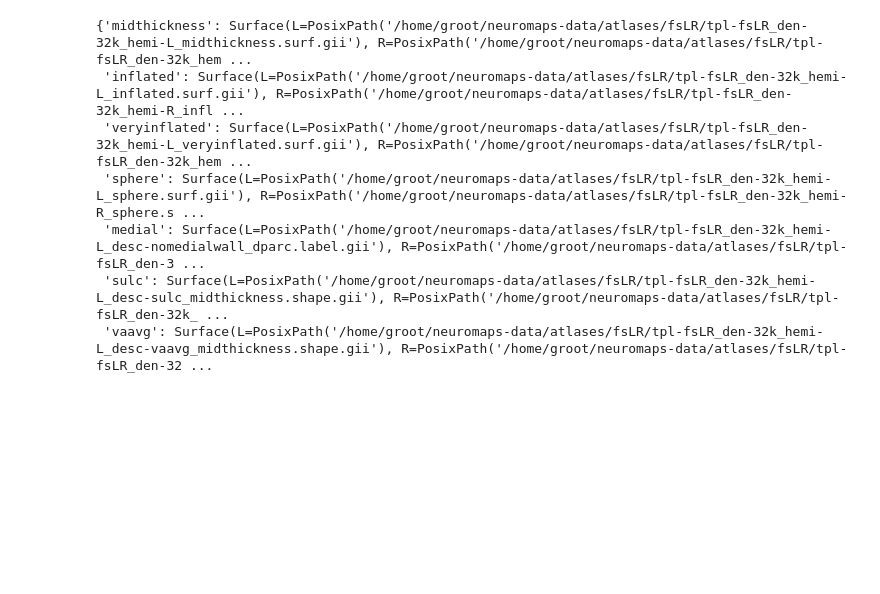
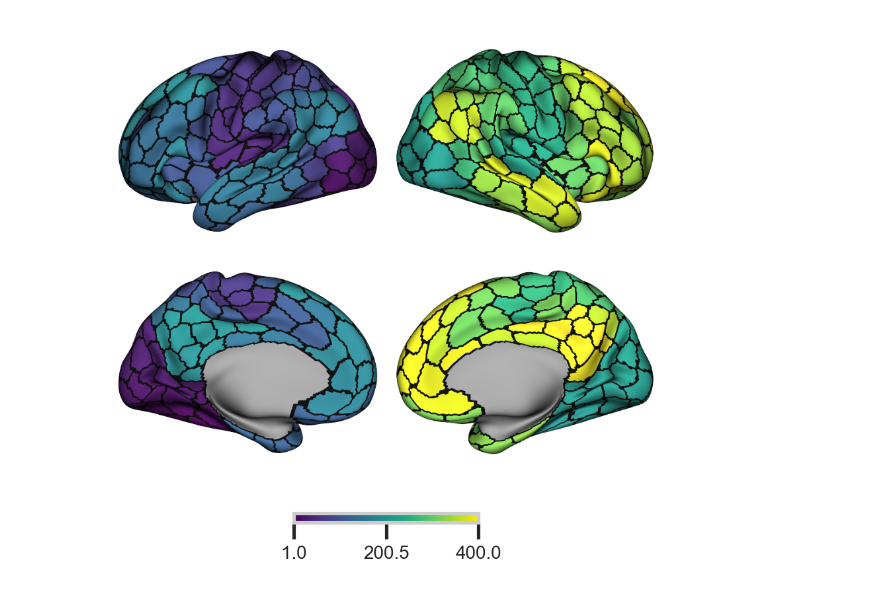
Before and after one commit to GalKepler/neuroaging, a Jupyter notebook: notebooks/fig2/fig2.ipynb, the cells around one changed output. Cells and saved outputs as stored; diff of their text form; code cells hidden in the pictures; blank space fills up the shorter version.

```diff
--- a/notebooks/fig2/fig2.ipynb
+++ b/notebooks/fig2/fig2.ipynb
@@ -386,3 +368,22 @@ for results_df, save_name in zip([lin_unw, lin_w, quad_unw, quad_w, unw_compare,
+# %%
+from neuromaps.datasets import fetch_fslr
+from surfplot import Plot
+from brainspace.datasets import load_parcellation
+
+surfaces = fetch_fslr()
+lh, rh = surfaces['inflated']
+p = Plot(lh, rh)
+
+# add schaefer parcellation (no color bar needed)
+lh_parc, rh_parc = load_parcellation('schaefer')
+p.add_layer({'left': lh_parc, 'right': rh_parc}, cbar=True)
+
+p.add_layer({'left': lh_parc, 'right': rh_parc}, cmap='gray',
+            as_outline=True, cbar=False)
+fig = p.build()
+fig.show()
+# %% [output]
+[figure, added]
 # %%
 import numpy as np
 import pandas as pd
@@ -408,16 +409,6 @@ lh, rh = surfaces["inflated"]
 # ---------------------------------------------------------------------
 # add schaefer parcellation (no color bar needed)
 lh_parc, rh_parc = load_parcellation("schaefer")
-# %%
-surfaces
-# %% [output]
-{'midthickness': Surface(L=PosixPath('/home/groot/neuromaps-data/atlases/fsLR/tpl-fsLR_den-32k_hemi-L_midthickness.surf.gii'), R=PosixPath('/home/groot/neuromaps-data/atlases/fsLR/tpl-fsLR_den-32k_hem ...
- 'inflated': Surface(L=PosixPath('/home/groot/neuromaps-data/atlases/fsLR/tpl-fsLR_den-32k_hemi-L_inflated.surf.gii'), R=PosixPath('/home/groot/neuromaps-data/atlases/fsLR/tpl-fsLR_den-32k_hemi-R_infl ...
- 'veryinflated': Surface(L=PosixPath('/home/groot/neuromaps-data/atlases/fsLR/tpl-fsLR_den-32k_hemi-L_veryinflated.surf.gii'), R=PosixPath('/home/groot/neuromaps-data/atlases/fsLR/tpl-fsLR_den-32k_hem ...
- 'sphere': Surface(L=PosixPath('/home/groot/neuromaps-data/atlases/fsLR/tpl-fsLR_den-32k_hemi-L_sphere.surf.gii'), R=PosixPath('/home/groot/neuromaps-data/atlases/fsLR/tpl-fsLR_den-32k_hemi-R_sphere.s ...
- 'medial': Surface(L=PosixPath('/home/groot/neuromaps-data/atlases/fsLR/tpl-fsLR_den-32k_hemi-L_desc-nomedialwall_dparc.label.gii'), R=PosixPath('/home/groot/neuromaps-data/atlases/fsLR/tpl-fsLR_den-3 ...
- 'sulc': Surface(L=PosixPath('/home/groot/neuromaps-data/atlases/fsLR/tpl-fsLR_den-32k_hemi-L_desc-sulc_midthickness.shape.gii'), R=PosixPath('/home/groot/neuromaps-data/atlases/fsLR/tpl-fsLR_den-32k_ ...
- 'vaavg': Surface(L=PosixPath('/home/groot/neuromaps-data/atlases/fsLR/tpl-fsLR_den-32k_hemi-L_desc-vaavg_midthickness.shape.gii'), R=PosixPath('/home/groot/neuromaps-data/atlases/fsLR/tpl-fsLR_den-32 ...
 # %%
 # ---------------------------------------------------------------------
 # 4.  MAP REGION IDs → METRIC VALUES
```
Also changed, not shown: parts of 9 cells of this notebook, 40 other files.
